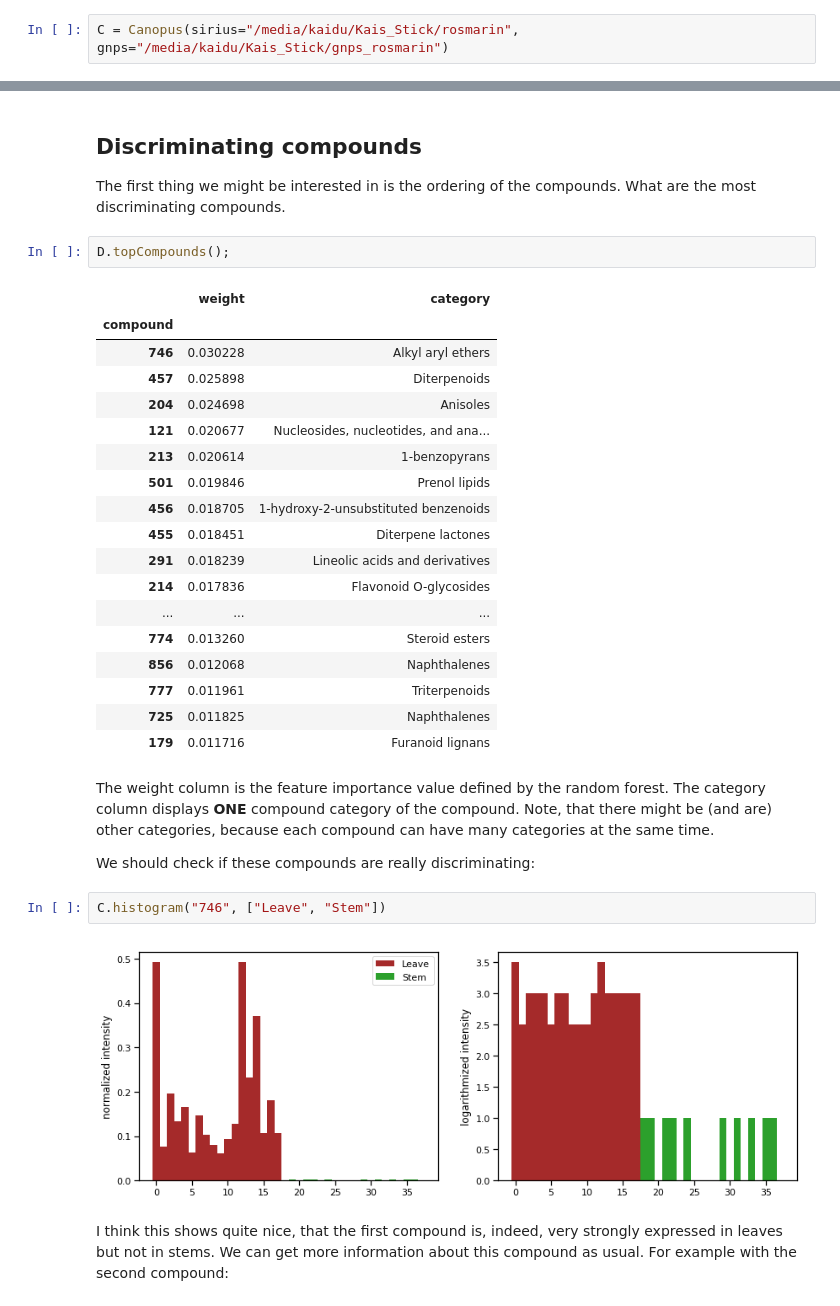
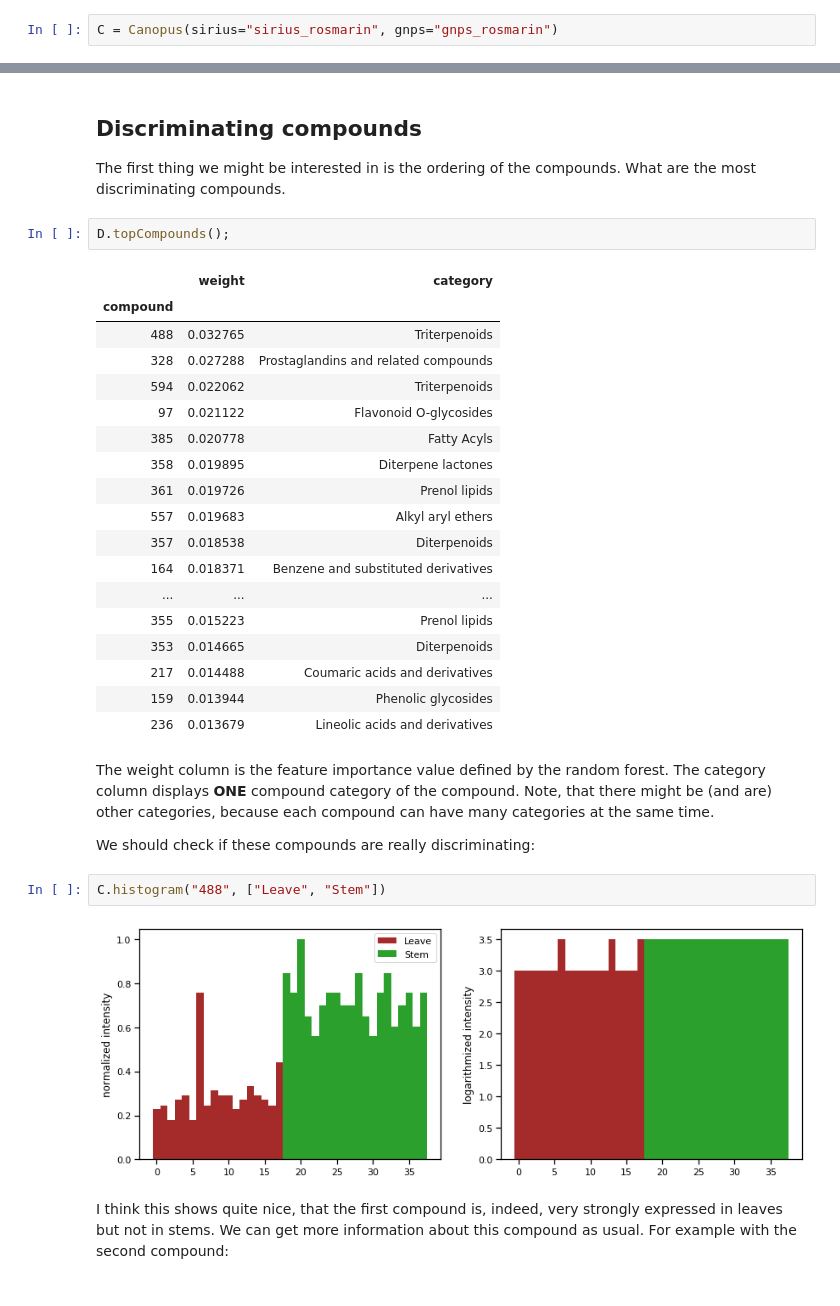
Before and after one commit to kaibioinfo/canopus_treemap, a Jupyter notebook: Tutorial.ipynb, the cells around one changed output, grey strips where cells are left out. Saved outputs shown, nothing was run; the diff lists cells and outputs as text.

```diff
--- a/Tutorial.ipynb
+++ b/Tutorial.ipynb
@@ -34,5 +34,5 @@ We will demonstrate the whole processing on a small example of the rosmarine dat
 
 Now we can start with the Jupyter notebook analysis. We initialize the Canopus object with the name of the SIRIUS and GNPS folders. I use the short variable name C, because we will use this variable a lot.
 # %%
-C = Canopus(sirius="/media/kaidu/Kais_Stick/rosmarin", gnps="/media/kaidu/Kais_Stick/gnps_rosmarin")
+C = Canopus(sirius="sirius_rosmarin", gnps="gnps_rosmarin")
 # %% [output]
@@ -252,22 +247,22 @@ D.topCompounds();
 # %% [output]
 |  | weight | category |
 | compound |  |  |
-| 746 | 0.030228 | Alkyl aryl ethers |
-| 457 | 0.025898 | Diterpenoids |
-| 204 | 0.024698 | Anisoles |
-| 121 | 0.020677 | Nucleosides, nucleotides, and ana... |
-| 213 | 0.020614 | 1-benzopyrans |
-| 501 | 0.019846 | Prenol lipids |
-| 456 | 0.018705 | 1-hydroxy-2-unsubstituted benzenoids |
-| 455 | 0.018451 | Diterpene lactones |
-| 291 | 0.018239 | Lineolic acids and derivatives |
-| 214 | 0.017836 | Flavonoid O-glycosides |
+| 488 | 0.032765 | Triterpenoids |
+| 328 | 0.027288 | Prostaglandins and related compounds |
+| 594 | 0.022062 | Triterpenoids |
+| 97 | 0.021122 | Flavonoid O-glycosides |
+| 385 | 0.020778 | Fatty Acyls |
+| 358 | 0.019895 | Diterpene lactones |
+| 361 | 0.019726 | Prenol lipids |
+| 557 | 0.019683 | Alkyl aryl ethers |
+| 357 | 0.018538 | Diterpenoids |
+| 164 | 0.018371 | Benzene and substituted derivatives |
 | ... | ... | ... |
-| 774 | 0.013260 | Steroid esters |
-| 856 | 0.012068 | Naphthalenes |
-| 777 | 0.011961 | Triterpenoids |
-| 725 | 0.011825 | Naphthalenes |
-| 179 | 0.011716 | Furanoid lignans |
+| 355 | 0.015223 | Prenol lipids |
+| 353 | 0.014665 | Diterpenoids |
+| 217 | 0.014488 | Coumaric acids and derivatives |
+| 159 | 0.013944 | Phenolic glycosides |
+| 236 | 0.013679 | Lineolic acids and derivatives |
 # %% [markdown]
 
 
@@ -275,9 +270,9 @@ The weight column is the feature importance value defined by the random forest.
 
 We should check if these compounds are really discriminating:
 # %%
-C.histogram("746", ["Leave", "Stem"])
+C.histogram("488", ["Leave", "Stem"])
 # %% [output]
-[figure, old version]
+[figure, new version]
 # %% [markdown]
 I think this shows quite nice, that the first compound is, indeed, very strongly expressed in leaves but not in stems. We can get more information about this compound as usual. For example with the second compound:
 # %%
```
Also changed, not shown: parts of 19 cells of this notebook.
